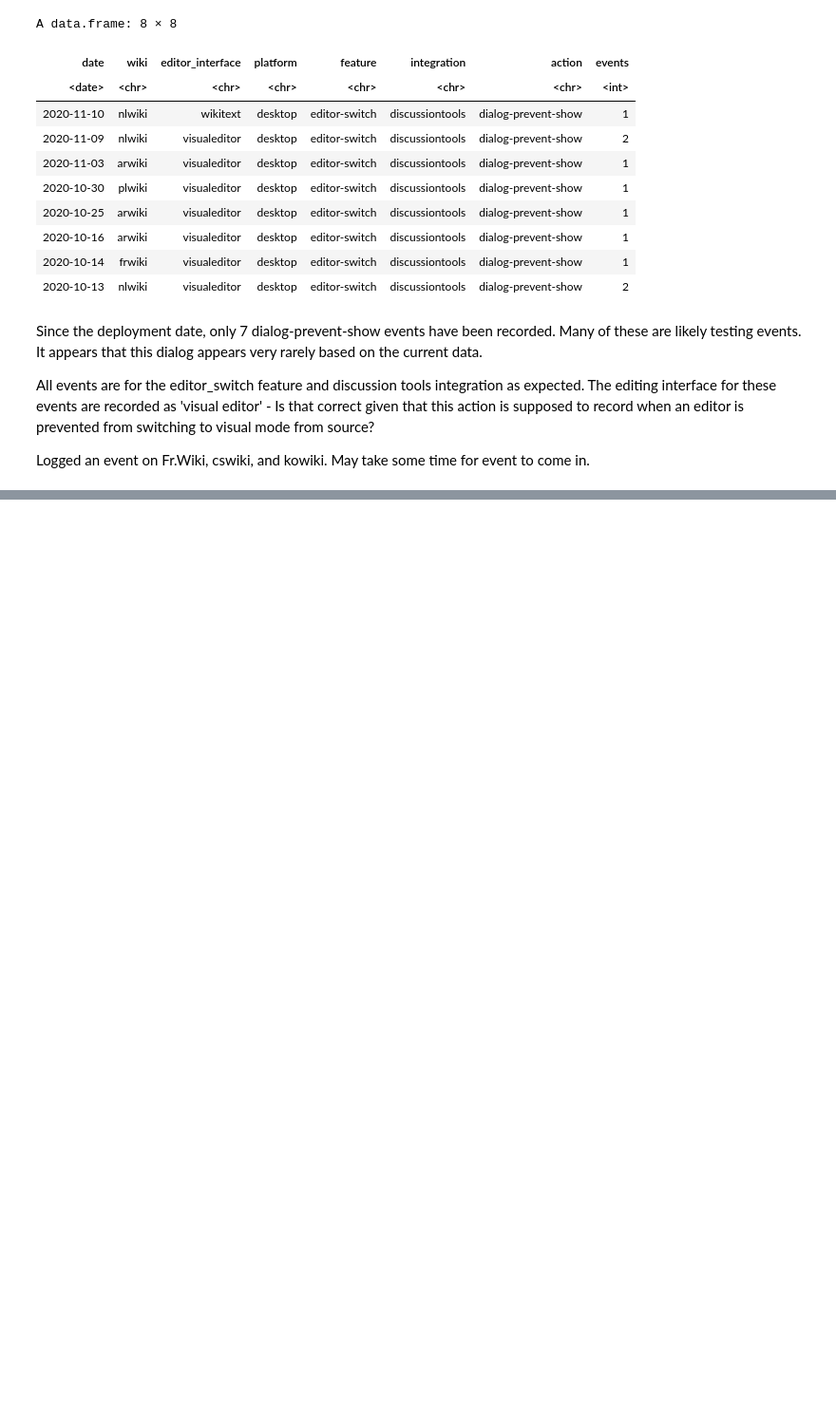
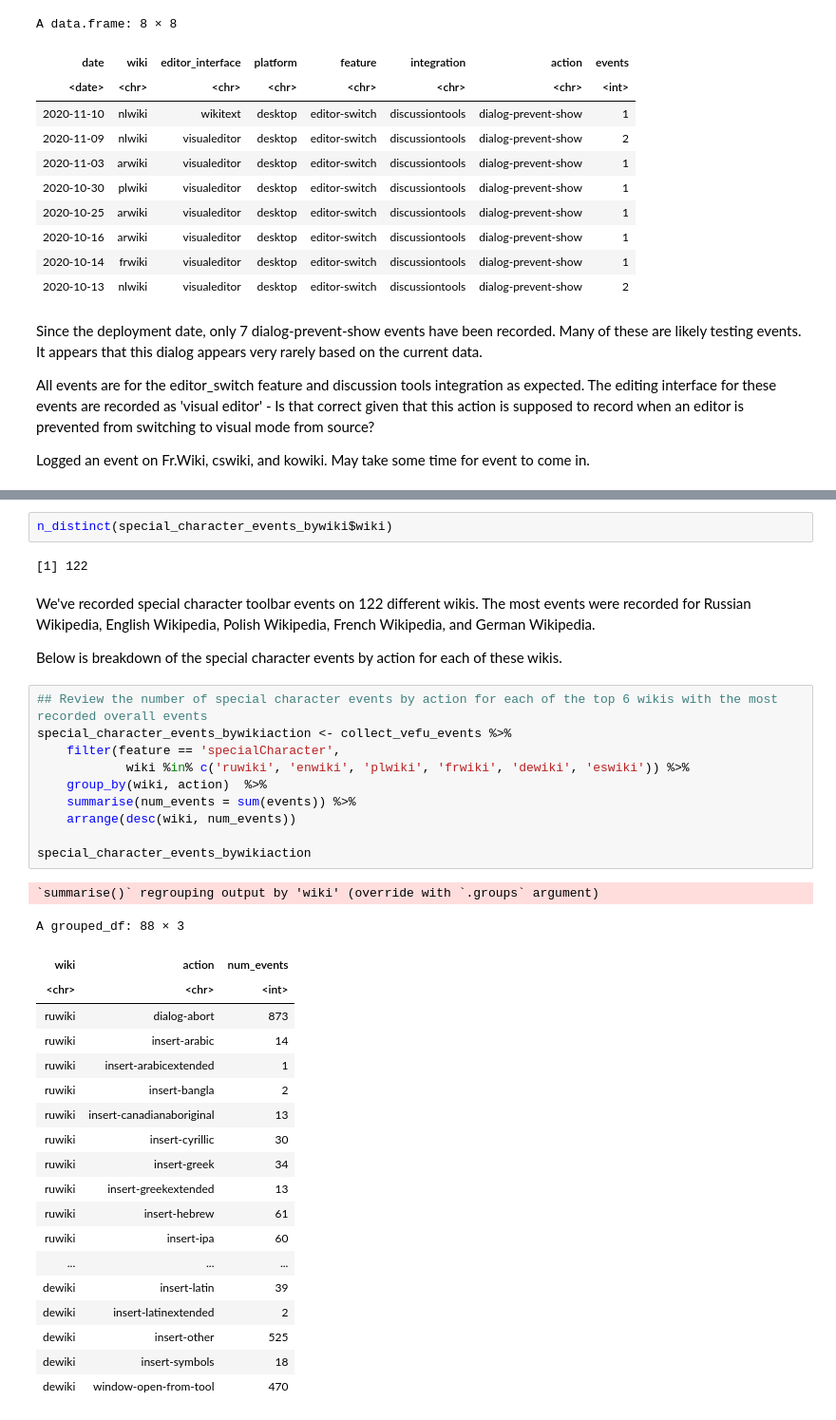
Before and after one commit to wikimedia-research/Reply-tools-analysis-2021, a Jupyter notebook: QA/Data QA_Part 3_New VEFU events.ipynb, the cells around one changed output, grey strips where cells are left out. Shown: that part at 95% size. Drawn from its saved outputs; the diff is of its cells as text; blank space fills up the shorter version.

```diff
--- a/QA/Data QA_Part 3_New VEFU events.ipynb
+++ b/QA/Data QA_Part 3_New VEFU events.ipynb
@@ -246,0 +357,39 @@ Logged an event on Fr.Wiki, cswiki, and kowiki. May take some time for event to
+# %%
+n_distinct(special_character_events_bywiki$wiki)
+# %% [output]
+[1] 122
+# %% [markdown]
+We've recorded special character toolbar events on 122 different wikis. The most events were recorded for Russian Wikipedia, English Wikipedia, Polish Wikipedia, French Wikipedia, and German Wikipedia.
+
+Below is breakdown of the special character events by action for each of these wikis.
+# %%
+## Review the number of special character events by action for each of the top 6 wikis with the most recorded overall events
+special_character_events_bywikiaction <- collect_vefu_events %>%
+    filter(feature == 'specialCharacter',
+            wiki %in% c('ruwiki', 'enwiki', 'plwiki', 'frwiki', 'dewiki', 'eswiki')) %>%
+    group_by(wiki, action)  %>%
+    summarise(num_events = sum(events)) %>%
+    arrange(desc(wiki, num_events))
+
+special_character_events_bywikiaction
+# %% [output]
+`summarise()` regrouping output by 'wiki' (override with `.groups` argument)
+A grouped_df: 88 × 3
+| wiki | action | num_events |
+| <chr> | <chr> | <int> |
+| ruwiki | dialog-abort | 873 |
+| ruwiki | insert-arabic | 14 |
+| ruwiki | insert-arabicextended | 1 |
+| ruwiki | insert-bangla | 2 |
+| ruwiki | insert-canadianaboriginal | 13 |
+| ruwiki | insert-cyrillic | 30 |
+| ruwiki | insert-greek | 34 |
+| ruwiki | insert-greekextended | 13 |
+| ruwiki | insert-hebrew | 61 |
+| ruwiki | insert-ipa | 60 |
+| ... | ... | ... |
+| dewiki | insert-latin | 39 |
+| dewiki | insert-latinextended | 2 |
+| dewiki | insert-other | 525 |
+| dewiki | insert-symbols | 18 |
+| dewiki | window-open-from-tool | 470 |
```
Also changed, not shown: parts of 19 cells of this notebook, 49 other files.
